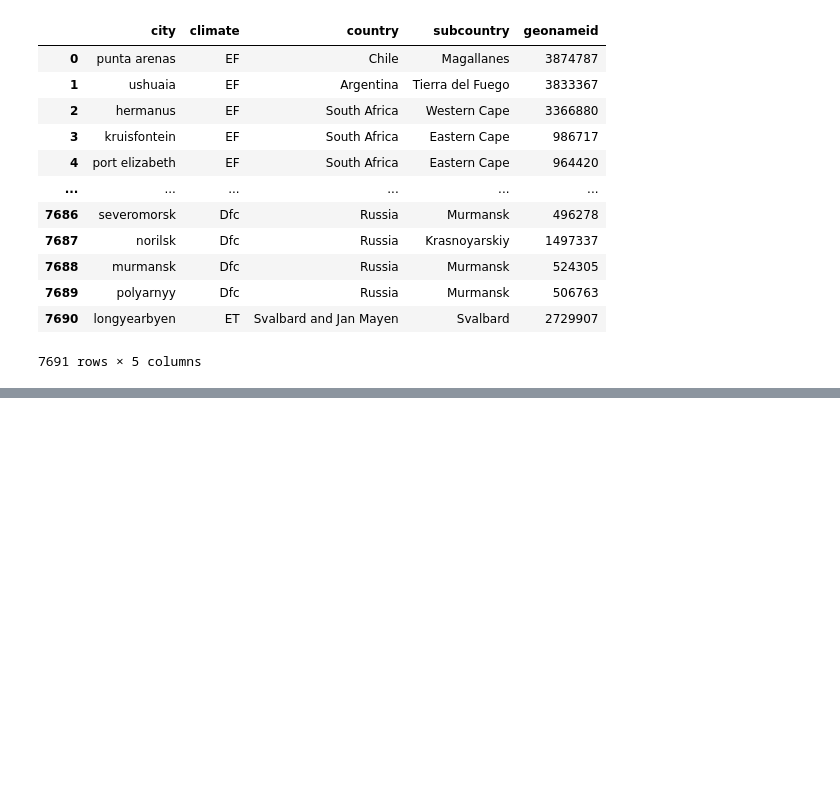
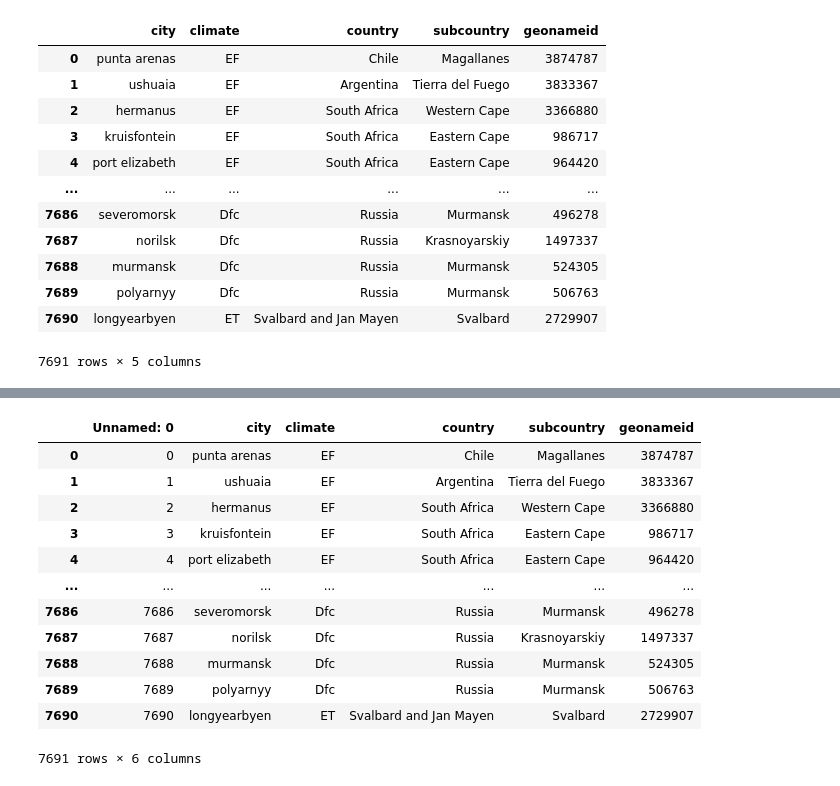
Before and after one commit to luonri11/project-1-repo, a Jupyter notebook: ProjectOne.ipynb, the cells around one changed output, grey strips where cells are left out. Cells and saved outputs as stored; diff of their text form; code cells hidden in the pictures; blank space fills up the shorter version.

```diff
--- a/ProjectOne.ipynb
+++ b/ProjectOne.ipynb
@@ -135,0 +162,17 @@ complete_df
+# %%
+CleanData_df=pd.read_csv("Clean_Data/CityCountryClimate.csv")
+CleanData_df
+# %% [output]
+|  | Unnamed: 0 | city | climate | country | subcountry | geonameid |
+| 0 | 0 | punta arenas | EF | Chile | Magallanes | 3874787 |
+| 1 | 1 | ushuaia | EF | Argentina | Tierra del Fuego | 3833367 |
+| 2 | 2 | hermanus | EF | South Africa | Western Cape | 3366880 |
+| 3 | 3 | kruisfontein | EF | South Africa | Eastern Cape | 986717 |
+| 4 | 4 | port elizabeth | EF | South Africa | Eastern Cape | 964420 |
+| ... | ... | ... | ... | ... | ... | ... |
+| 7686 | 7686 | severomorsk | Dfc | Russia | Murmansk | 496278 |
+| 7687 | 7687 | norilsk | Dfc | Russia | Krasnoyarskiy | 1497337 |
+| 7688 | 7688 | murmansk | Dfc | Russia | Murmansk | 524305 |
+| 7689 | 7689 | polyarnyy | Dfc | Russia | Murmansk | 506763 |
+| 7690 | 7690 | longyearbyen | ET | Svalbard and Jan Mayen | Svalbard | 2729907 |
+7691 rows × 6 columns
```
Also changed, not shown: parts of 3 cells of this notebook, 2 other files.
